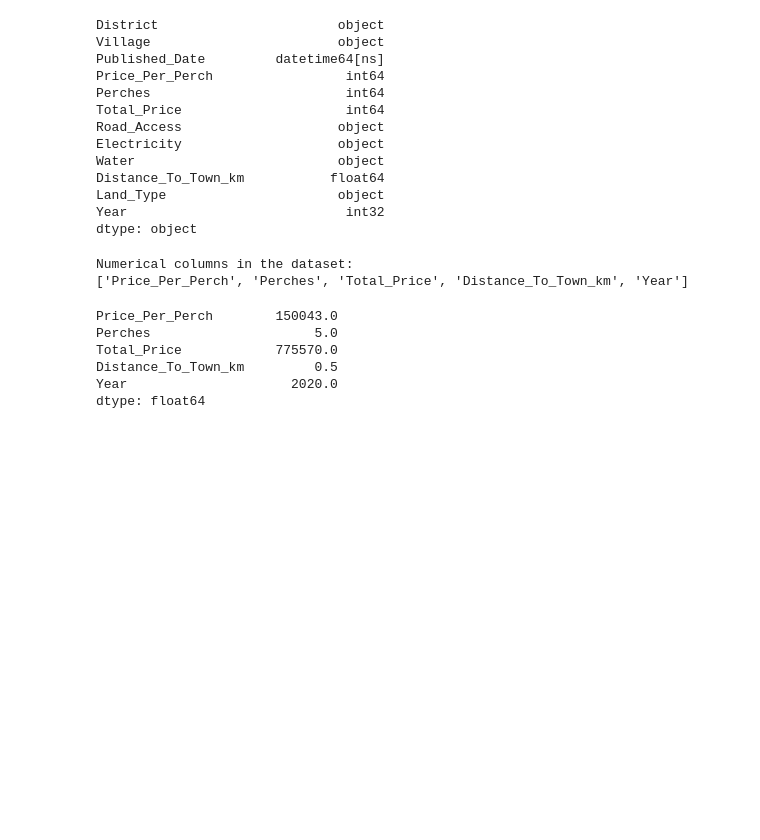
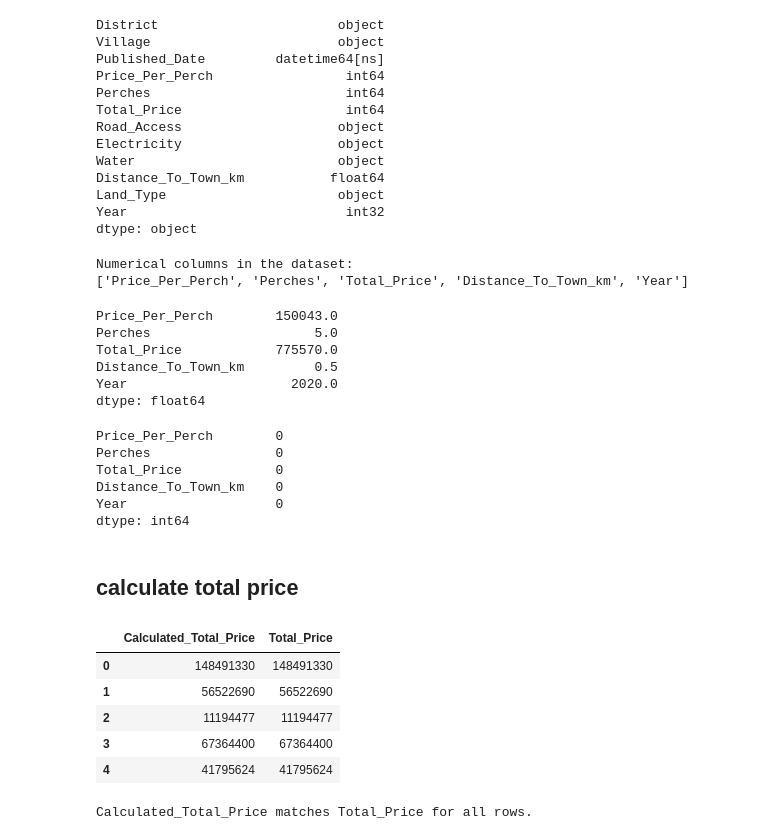
Before and after one commit to DhaneeraDulvanya/Sri-Lankan-Land-Price-Prediction-and-Real-Estate-Market-Analysis-System, a Jupyter notebook: notebooks/01_data_understandings.ipynb, the cells around one changed output. Cells and saved outputs as stored; diff of their text form; code cells hidden in the pictures; blank space fills up the shorter version.

Commit message:
Check whether calculated total price equals to the total price

```diff
--- a/notebooks/01_data_understandings.ipynb
+++ b/notebooks/01_data_understandings.ipynb
@@ -572,3 +572,34 @@ Total_Price            775570.0
 Distance_To_Town_km         0.5
 Year                     2020.0
 dtype: float64
+# %%
+(df_copy[columns] == 0).sum()
+# %% [output]
+Price_Per_Perch        0
+Perches                0
+Total_Price            0
+Distance_To_Town_km    0
+Year                   0
+dtype: int64
+# %% [markdown]
+## calculate total price
+# %%
+df_copy["Calculated_Total_Price"] = df_copy["Perches"] * df_copy["Price_Per_Perch"]
+# %%
+df_copy[
+    ["Calculated_Total_Price", "Total_Price"]
+].head()
+# %% [output]
+|  | Calculated_Total_Price | Total_Price |
+| 0 | 148491330 | 148491330 |
+| 1 | 56522690 | 56522690 |
+| 2 | 11194477 | 11194477 |
+| 3 | 67364400 | 67364400 |
+| 4 | 41795624 | 41795624 |
+# %%
+if df_copy["Calculated_Total_Price"].equals(df_copy["Total_Price"]):
+    print("Calculated_Total_Price matches Total_Price for all rows.")
+else:
+    print("Calculated_Total_Price does not match Total_Price for all rows.")
+# %% [output]
+Calculated_Total_Price matches Total_Price for all rows.
```
